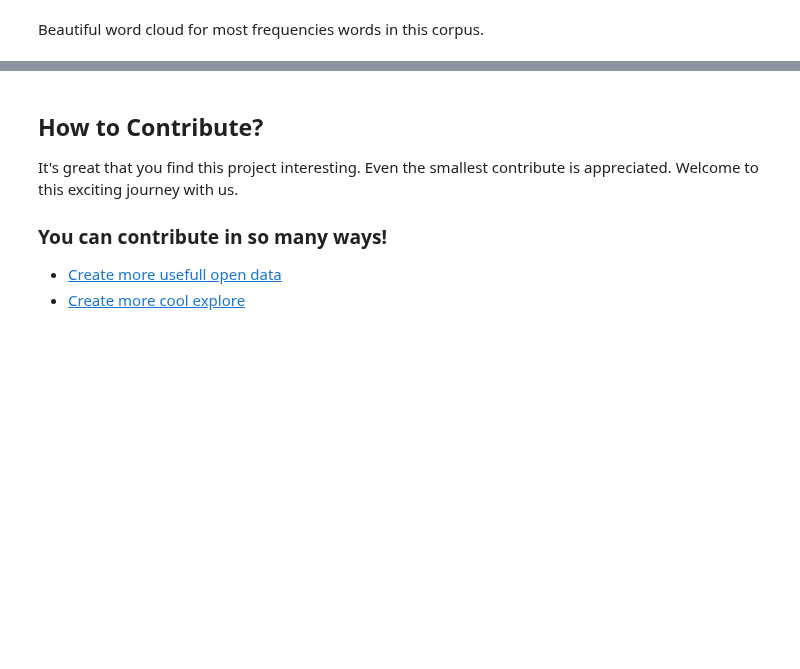
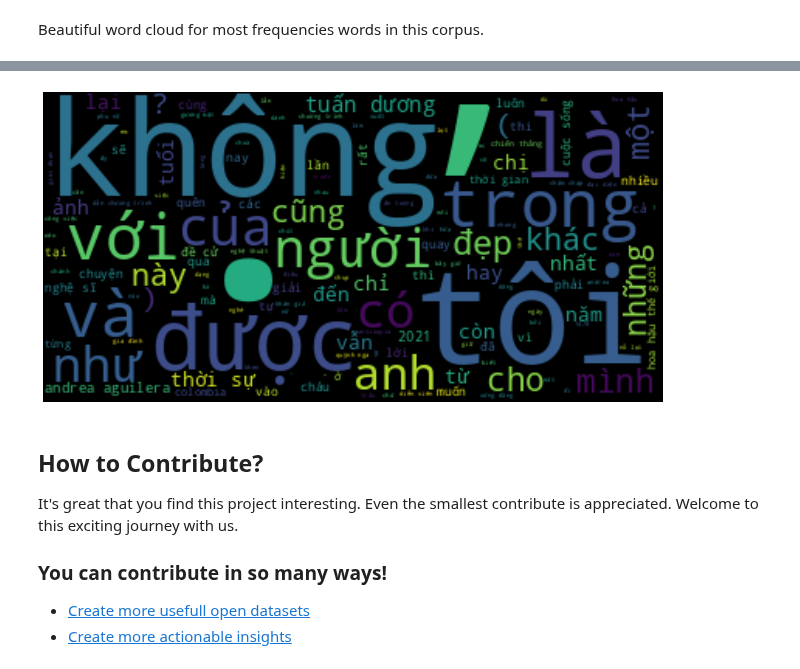
Before and after one commit to undertheseanlp/underthesea, a Jupyter notebook: notebooks/COL/Challenge.ipynb, the cells around one changed output, grey strips where cells are left out. Cells and saved outputs as stored; diff of their text form; code cells hidden in the pictures; blank space fills up the shorter version.

Commit message:
GH-434: Continual Learning Challenge for Vietnamese NLP - August 2021 (#441)

```diff
--- a/notebooks/COL/Challenge.ipynb
+++ b/notebooks/COL/Challenge.ipynb
@@ -78,0 +83,2 @@ Beautiful word cloud for most frequencies words in this corpus.
+# %%
+counter = analyzer.analyze_today_words(dataset)
@@ -79,3 +91,11 @@ Beautiful word cloud for most frequencies words in this corpus.
+# %%
+w1 = WordCloud().generate_from_frequencies(counter)
+plt.figure(figsize=(16, 12), dpi=50)
+plt.imshow(w1, interpolation="bilinear")
+plt.axis("off")
+plt.show()
+# %% [output]
+[figure, added]
 # %% [markdown]
 ## How to Contribute?
 
@@ -83,5 +103,5 @@ It's great that you find this project interesting. Even the smallest contribute
 
 ### You can contribute in so many ways!
 
-* [Create more usefull open data](https://github.com/undertheseanlp/underthesea/tree/master/datasets/UD_Vietnamese-COL)
-* [Create more cool explore](https://github.com/undertheseanlp/underthesea/tree/master/datasets/UD_Vietnamese-COL)
+* [Create more usefull open datasets](https://github.com/undertheseanlp/underthesea/tree/master/datasets/UD_Vietnamese-COL)
+* [Create more actionable insights](https://github.com/undertheseanlp/underthesea/tree/master/datasets/UD_Vietnamese-COL)
```
Also changed, not shown: parts of 10 cells of this notebook, 4 other files.
